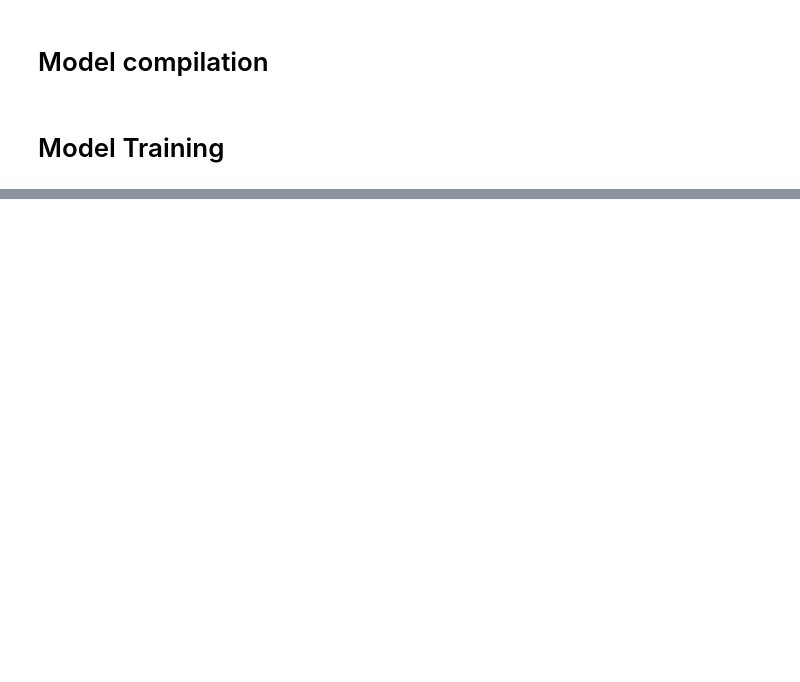
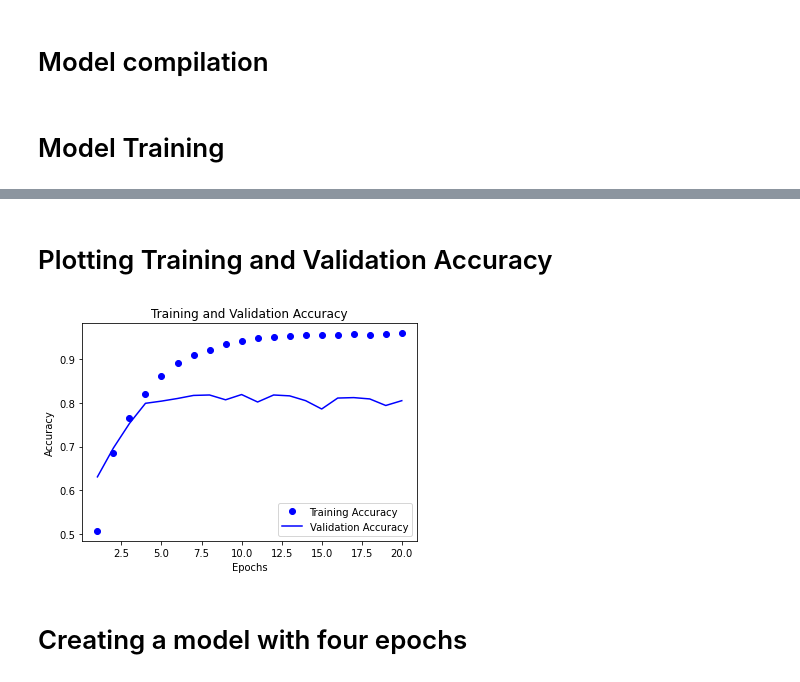
Before and after one commit to Plux1/Deep-Learning, a Jupyter notebook: Reuter newswire classification.ipynb, the cells around one changed output, grey strips where cells are left out. Saved outputs shown, nothing was run; the diff lists cells and outputs as text; code cells hidden in the pictures; blank space fills up the shorter version.

```diff
--- a/Reuter newswire classification.ipynb
+++ b/Reuter newswire classification.ipynb
@@ -170,0 +202,19 @@ Epoch 20/20
+# %% [markdown]
+# Plotting Training and Validation Accuracy
+# %%
+# Data Acquisition
+train_accuracy = history_dict['accuracy']
+val_accuracy = history_dict['val_accuracy']
+
+# Graph is drawn accuracy against epochs
+epochs = range(1, len(train_accuracy) + 1)
+
+plt.plot(epochs, train_accuracy, 'bo', label='Training Accuracy')
+plt.plot(epochs, val_accuracy, 'b', label='Validation Accuracy')
+plt.title('Training and Validation Accuracy')
+plt.xlabel('Epochs')
+plt.ylabel('Accuracy')
+plt.legend()
+plt.show()
+# %% [output]
+[figure, added]
@@ -170,0 +225,2 @@ Epoch 20/20
+# %% [markdown]
+# Creating a model with four epochs
```
Also changed, not shown: parts of 16 cells of this notebook.
